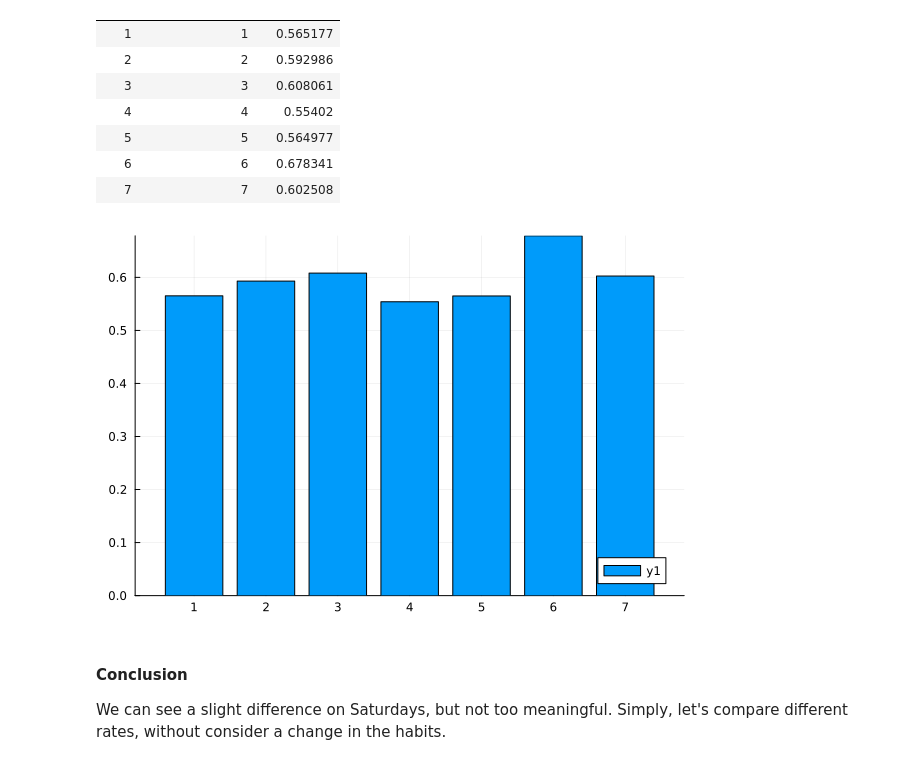
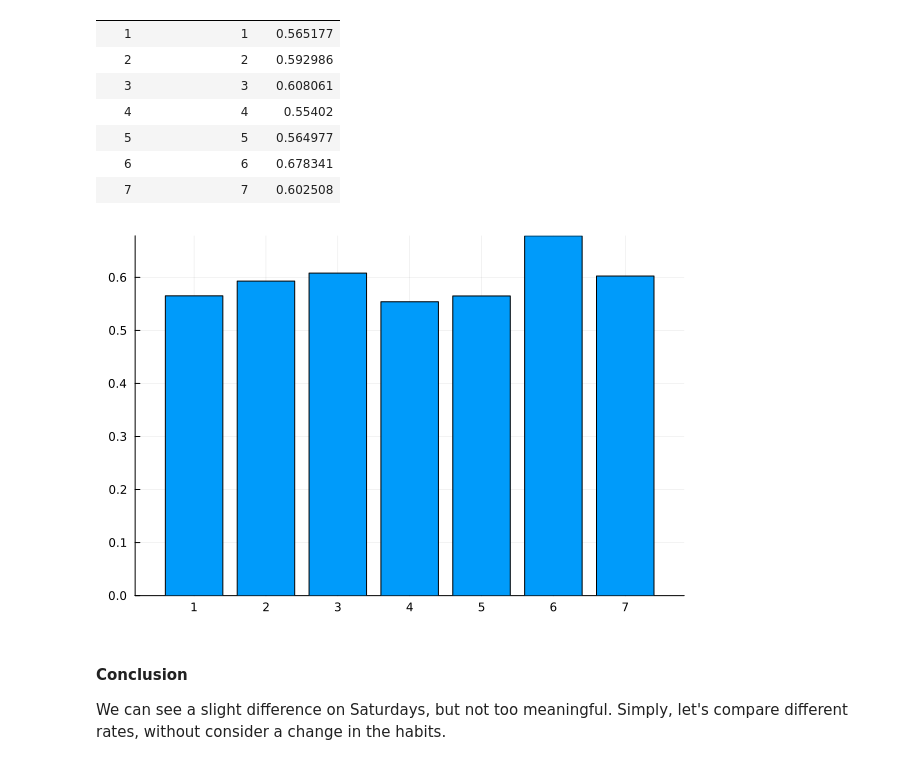
Before and after one commit to afcgotg/electricity-price, a Jupyter notebook: Electricity_price.ipynb, the cells around one changed output. Saved outputs shown, nothing was run; the diff lists cells and outputs as text; code cells hidden in the pictures.

```diff
--- a/Electricity_price.ipynb
+++ b/Electricity_price.ipynb
@@ -405,9 +405,9 @@ df_day_means = combine(groupby(df, :DayOfTheWeek), :kwh => mean)
 | 6 | 6 | 0.678341 |
 | 7 | 7 | 0.602508 |
 # %%
-bar(df_day_means.DayOfTheWeek, df_day_means.kwh_mean)
+bar(df_day_means.DayOfTheWeek, df_day_means.kwh_mean, legend=false)
 # %% [output]
-[figure, old version]
+[figure, new version]
 # %% [markdown]
 #### Conclusion
 
```
Also changed, not shown: parts of 6 cells of this notebook.
